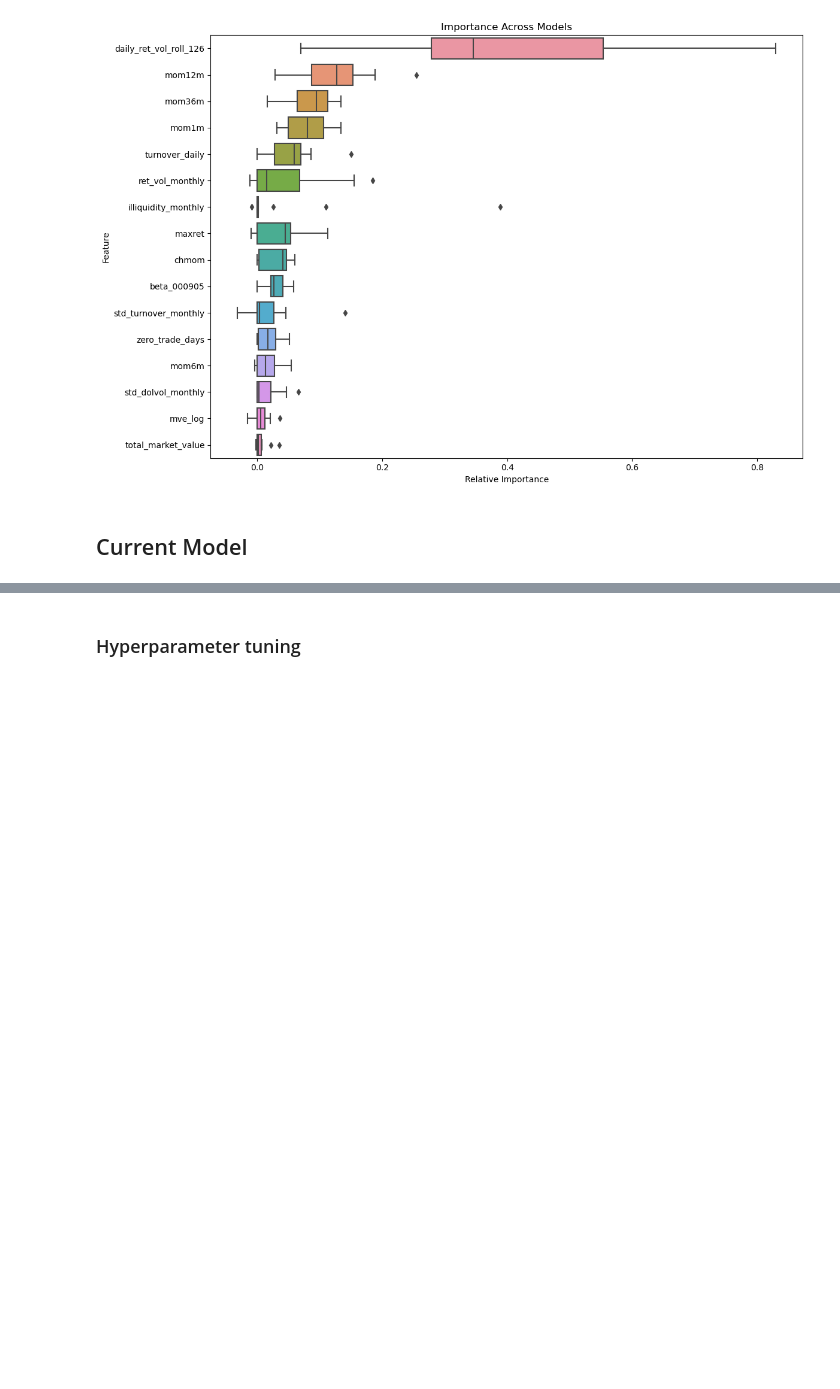
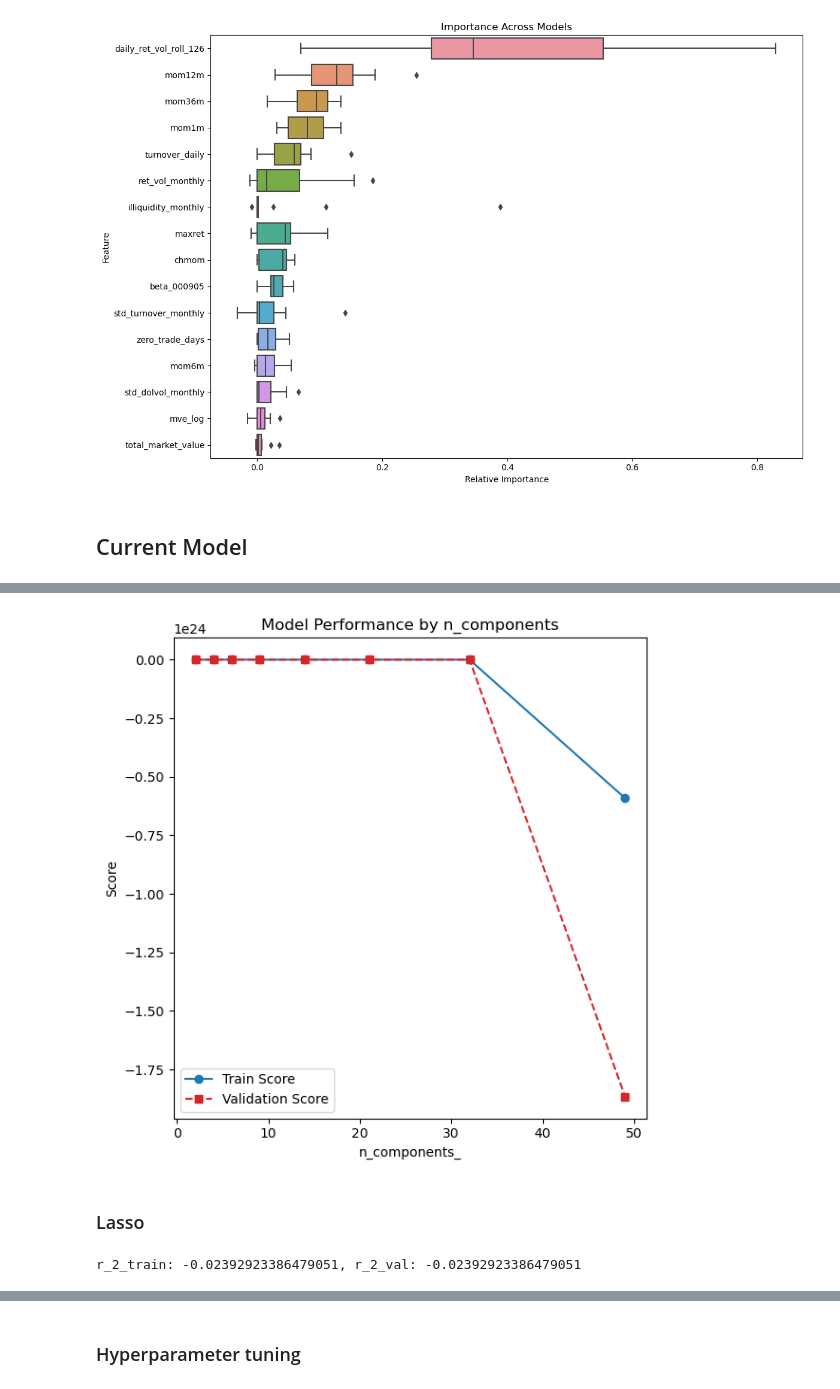
Before and after one commit to howie-zeng/Chinese-Stock-Market-Analysis--Long-Term-Trends, a Jupyter notebook: test.ipynb, the cells around one changed output, grey strips where cells are left out. Saved outputs shown, nothing was run; the diff lists cells and outputs as text; code cells hidden in the pictures; blank space fills up the shorter version.

```diff
--- a/test.ipynb
+++ b/test.ipynb
@@ -234,0 +260,28 @@ Testing set range:
+# %%
+n_feature = X_train_scaled.shape[1]
+n_components = []
+while n_feature != 1:
+    n_components.append(n_feature)
+    n_feature //= 1.5
+    n_feature = int(n_feature)
+
+param_grid_pls = {
+    'n_components': n_components,
+    'max_iter': [5000]
+    }
+
+results_pls = e.explore_parameter_grid(PLSRegression, param_grid_pls, X_train_scaled, y_train, X_val_scaled, y_val)
+# %%
+mp.plot_model_performance(results_pls.copy(), param_grid_pls.keys())
+# %% [output]
+[figure, added]
+# %% [markdown]
+### Lasso
+# %%
+model = Lasso(max_iter=5000).fit(X_train_scaled, y_train)
+predictions = model.predict(X_val_scaled)
+r_2_train = e.calculate_r2_oos(y_val.values, model.predict(X_val_scaled))
+r_2_val = e.calculate_r2_oos(y_val.values, predictions)
+print(f"r_2_train: {r_2_train}, r_2_val: {r_2_val}", )
+# %% [output]
+r_2_train: -0.02392923386479051, r_2_val: -0.02392923386479051
```
Also changed, not shown: parts of 24 cells of this notebook, 3 other files.
